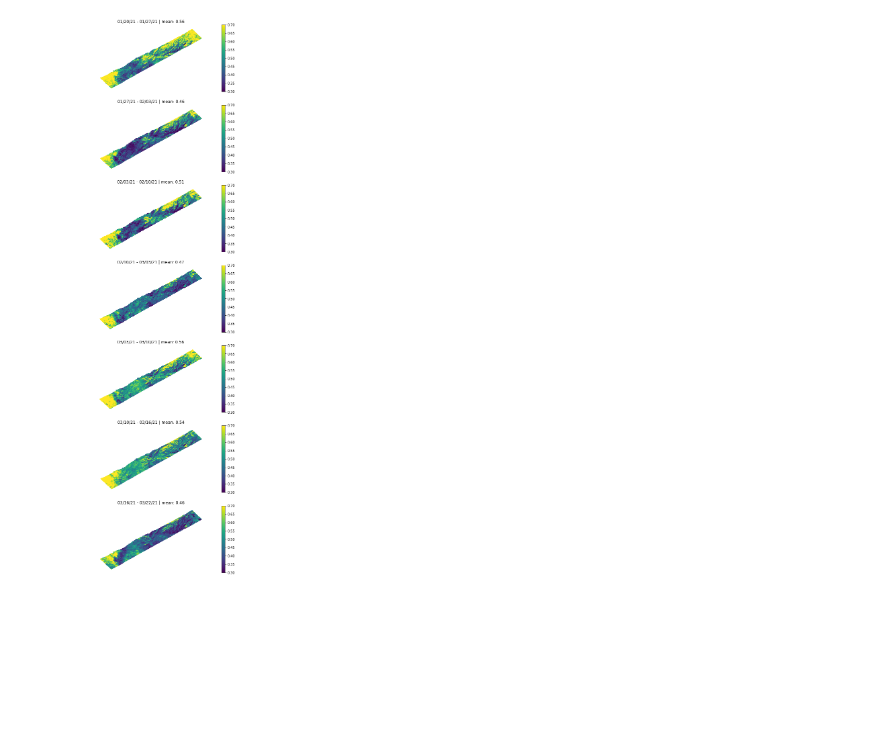
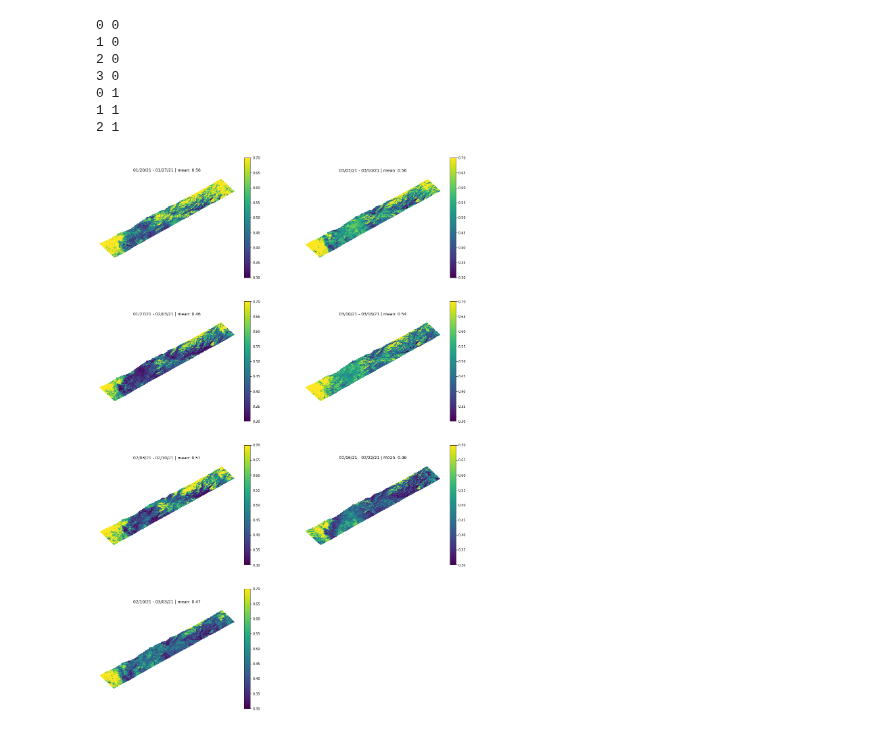
Before and after one commit to ZachHoppinen/uavsar, a Jupyter notebook: src/insar_stack/coh_visualization.ipynb, the cells around one changed output. Drawn from its saved outputs; the diff is of its cells as text; code cells hidden in the pictures; blank space fills up the shorter version.

Commit message:
coherence images stacked

```diff
--- a/src/insar_stack/coh_visualization.ipynb
+++ b/src/insar_stack/coh_visualization.ipynb
@@ -15,23 +15,37 @@ for i, d in enumerate(os.listdir(main_dir)):
         flight1 = pd.to_datetime(desc['start time of acquisition for pass 1']['value']).strftime("%m/%d/%y")
         flight2 = pd.to_datetime(desc['start time of acquisition for pass 2']['value']).strftime("%m/%d/%y")
 # %%
-f, axes = plt.subplots(len(glob(os.path.join(main_dir,'*'))), figsize  = (20,30))
+f, axes = plt.subplots(4,2, figsize  = (20,30))
 for i, d in enumerate(sorted(os.listdir(main_dir))):
     for f in glob(os.path.join(main_dir, d, 'tmp','bin_imgs','*ann')):
         desc = read_annotation(f)
         flight1 = pd.to_datetime(desc['start time of acquisition for pass 1']['value']).strftime("%m/%d/%y")
         flight2 = pd.to_datetime(desc['start time of acquisition for pass 2']['value']).strftime("%m/%d/%y")
     for f in glob(os.path.join(main_dir, d, 'tiffs','*HH*cor*')):
         with rasterio.open(f) as src:
             arr = src.read(1)
-            mean = (np.nanmean(arr))
-            ax = axes[i]
+            mean = np.nanmean(arr)
+            if i <4:
+                j = 0
+            else:
+                j = 1
+                i = abs(4 -i)
+            ax = axes[i, j]
             cbar = ax.imshow(arr[::10,::10], vmin = 0.3, vmax = 0.7)
             plt.colorbar(cbar, ax = ax)
             ax.axis('off')
             name = os.path.basename(f).split('_')[2:5]
             ax.set_title(f'{flight1} - {flight2} | mean: {mean:.2f}')
+ax = axes[3, 1]
+ax.axis('off')
 plt.savefig('../../figures/insar_project/coh_imgs.png')
 plt.show()
 # %% [output]
+0 0
+1 0
+2 0
+3 0
+0 1
+1 1
+2 1
-[figure, old version]
+[figure, new version]
```
Also changed, not shown: 1 other file.
